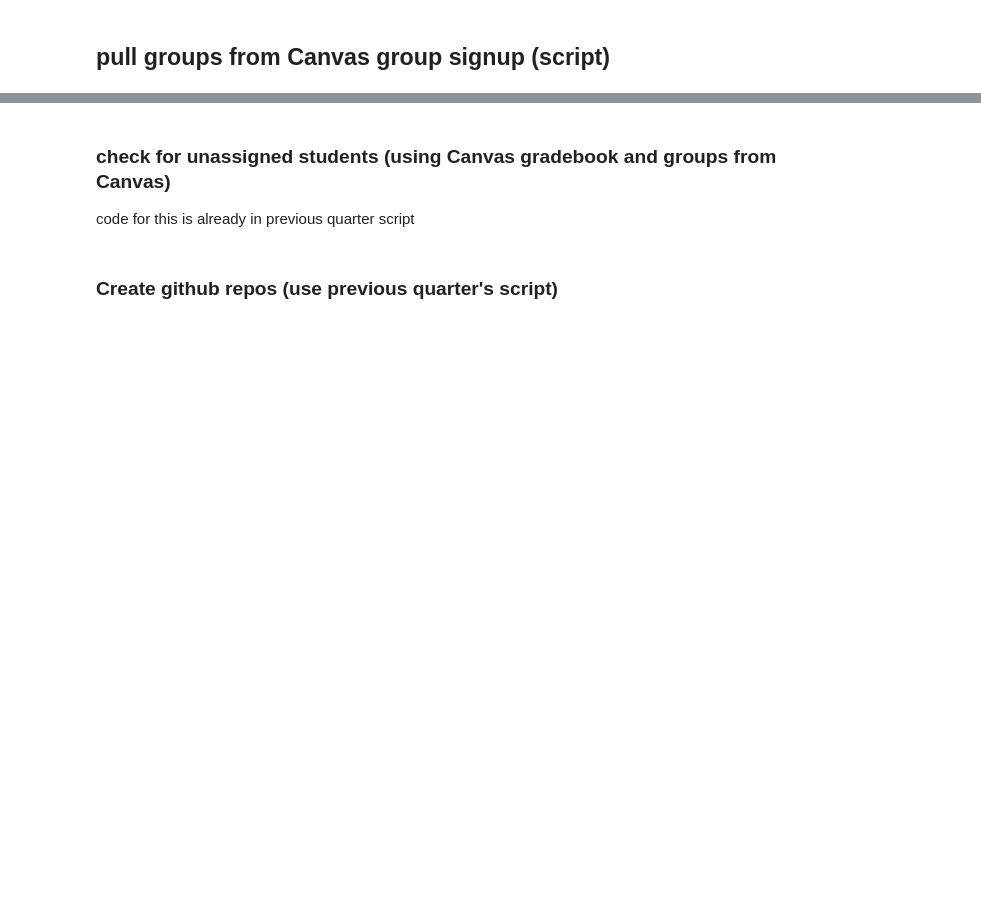
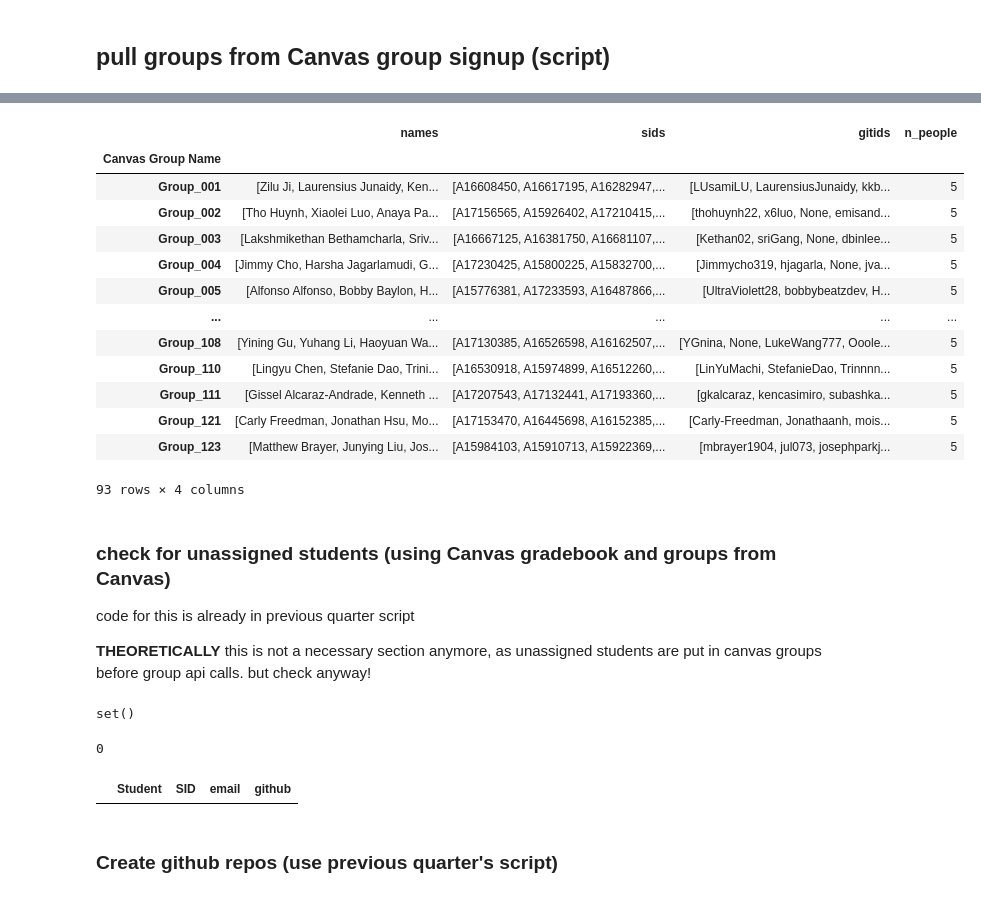
Before and after one commit to LynnMu/Project_Mgmt, a Jupyter notebook: FA22 Canvas Groups => Github Script.ipynb, the cells around one changed output, grey strips where cells are left out. Drawn from its saved outputs; the diff is of its cells as text; code cells hidden in the pictures; blank space fills up the shorter version.

```diff
--- a/FA22 Canvas Groups => Github Script.ipynb
+++ b/FA22 Canvas Groups => Github Script.ipynb
@@ -259,8 +325,32 @@ Groups['n_people'] = pd.to_numeric(Groups['n_people'])
 # %%
 #len(Groups[Groups['n_people'] < 5])
+# %%
+# fix up group names to remove project and replace spaces with _
+Groups['Canvas Group Name'] = Groups['Canvas Group Name'].apply(lambda x: '_'.join(x.split()[1:]) )
+# %%
+Groups.set_index('Canvas Group Name', inplace = True)
+Groups
+# %% [output]
+|  | names | sids | gitids | n_people |
+| Canvas Group Name |  |  |  |  |
+| Group_001 | [Zilu Ji, Laurensius Junaidy, Ken... | [A16608450, A16617195, A16282947,... | [LUsamiLU, LaurensiusJunaidy, kkb... | 5 |
+| Group_002 | [Tho Huynh, Xiaolei Luo, Anaya Pa... | [A17156565, A15926402, A17210415,... | [thohuynh22, x6luo, None, emisand... | 5 |
+| Group_003 | [Lakshmikethan Bethamcharla, Sriv... | [A16667125, A16381750, A16681107,... | [Kethan02, sriGang, None, dbinlee... | 5 |
+| Group_004 | [Jimmy Cho, Harsha Jagarlamudi, G... | [A17230425, A15800225, A15832700,... | [Jimmycho319, hjagarla, None, jva... | 5 |
+| Group_005 | [Alfonso Alfonso, Bobby Baylon, H... | [A15776381, A17233593, A16487866,... | [UltraViolett28, bobbybeatzdev, H... | 5 |
+| ... | ... | ... | ... | ... |
+| Group_108 | [Yining Gu, Yuhang Li, Haoyuan Wa... | [A17130385, A16526598, A16162507,... | [YGnina, None, LukeWang777, Ooole... | 5 |
+| Group_110 | [Lingyu Chen, Stefanie Dao, Trini... | [A16530918, A15974899, A16512260,... | [LinYuMachi, StefanieDao, Trinnnn... | 5 |
+| Group_111 | [Gissel Alcaraz-Andrade, Kenneth ... | [A17207543, A17132441, A17193360,... | [gkalcaraz, kencasimiro, subashka... | 5 |
+| Group_121 | [Carly Freedman, Jonathan Hsu, Mo... | [A17153470, A16445698, A16152385,... | [Carly-Freedman, Jonathaanh, mois... | 5 |
+| Group_123 | [Matthew Brayer, Junying Liu, Jos... | [A15984103, A15910713, A15922369,... | [mbrayer1904, jul073, josephparkj... | 5 |
+93 rows × 4 columns
 # %% [markdown]
 ### check for unassigned students (using Canvas gradebook and groups from Canvas)
 code for this is already in previous quarter script
+
+
+**THEORETICALLY** this is not a necessary section anymore, as unassigned students are put in canvas groups before group api calls.  but check anyway!
 # %%
 # make list of assigned student PIDS
 assigned = flatten(Groups['sids'].tolist())
@@ -270,10 +360,16 @@ enrolled_sids = enrolled_students['SID'].tolist()
 unassigned = set(enrolled_sids) - set(assigned)
 error_students = set(assigned) - set(enrolled_sids)
 error_students
+# %% [output]
+set()
 # %%
 len(unassigned)
+# %% [output]
+0
 # %%
 enrolled_students[enrolled_students['SID'].isin(unassigned)]
+# %% [output]
+|  | Student | SID | email | github |
 # %%
 # add unassigned students to existing groups
 # Groups 90-92 were randonmly given 5 unassigned students
```
Also changed, not shown: parts of 13 cells of this notebook, 15 other files.
